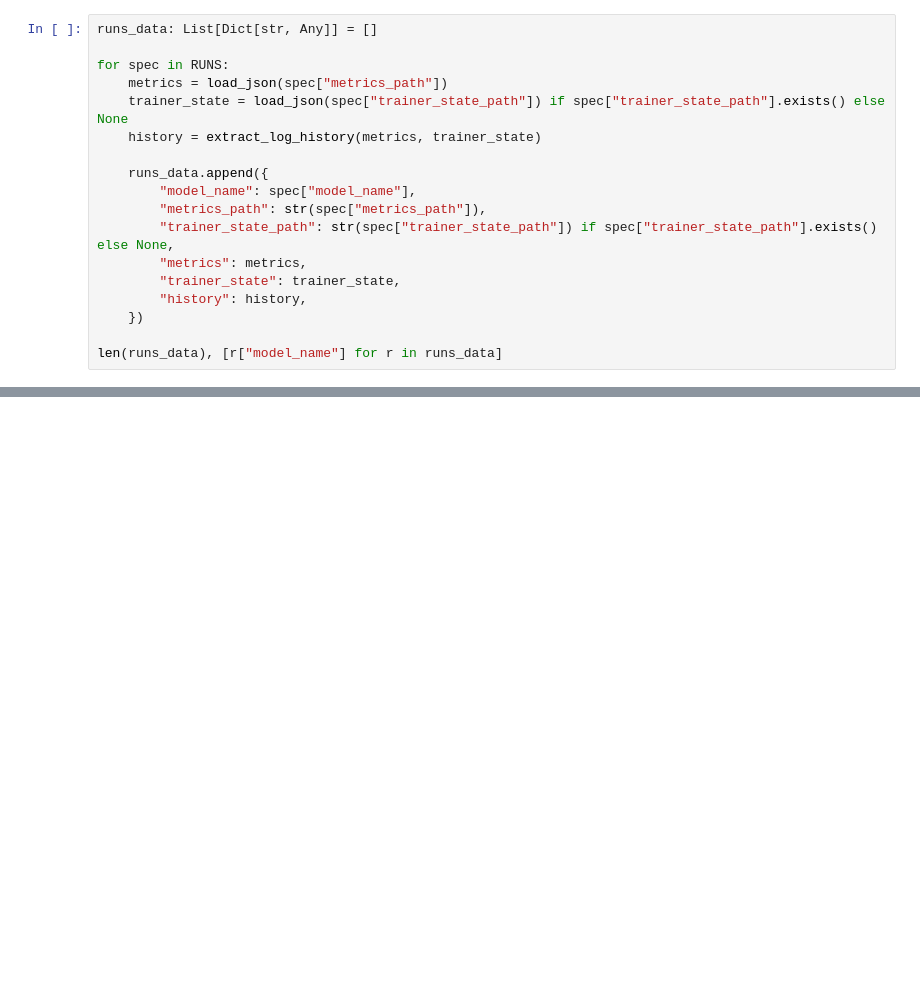
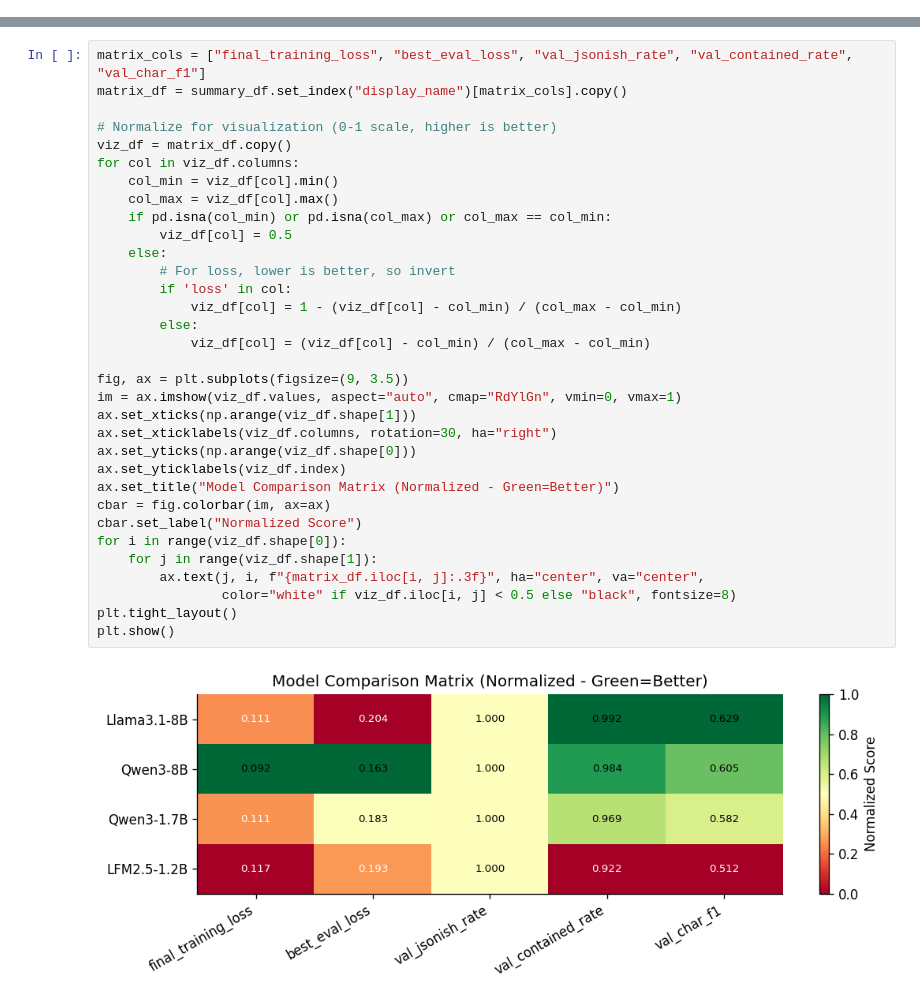
Before and after one commit to NatBrian/NBME-ScoreClinicalPatientNotes, a Jupyter notebook: phase2_output/phase2_lora_training_report.ipynb, the cells around one changed output, grey strips where cells are left out. Saved outputs shown, nothing was run; the diff lists cells and outputs as text; blank space fills up the shorter version.

```diff
--- a/phase2_output/phase2_lora_training_report.ipynb
+++ b/phase2_output/phase2_lora_training_report.ipynb
@@ -191,18 +0,0 @@ If a full trainer state is unavailable, the notebook falls back to the `log_hist
-# %%
-runs_data: List[Dict[str, Any]] = []
-
-for spec in RUNS:
-    metrics = load_json(spec["metrics_path"])
-    trainer_state = load_json(spec["trainer_state_path"]) if spec["trainer_state_path"].exists() else None
-    history = extract_log_history(metrics, trainer_state)
-
-    runs_data.append({
-        "model_name": spec["model_name"],
-        "metrics_path": str(spec["metrics_path"]),
-        "trainer_state_path": str(spec["trainer_state_path"]) if spec["trainer_state_path"].exists() else None,
-        "metrics": metrics,
-        "trainer_state": trainer_state,
-        "history": history,
-    })
-
-len(runs_data), [r["model_name"] for r in runs_data]
@@ -724,0 +537,35 @@ if 'summary_df' in locals():
+# %%
+matrix_cols = ["final_training_loss", "best_eval_loss", "val_jsonish_rate", "val_contained_rate", "val_char_f1"]
+matrix_df = summary_df.set_index("display_name")[matrix_cols].copy()
+
+# Normalize for visualization (0-1 scale, higher is better)
+viz_df = matrix_df.copy()
+for col in viz_df.columns:
+    col_min = viz_df[col].min()
+    col_max = viz_df[col].max()
+    if pd.isna(col_min) or pd.isna(col_max) or col_max == col_min:
+        viz_df[col] = 0.5
+    else:
+        # For loss, lower is better, so invert
+        if 'loss' in col:
+            viz_df[col] = 1 - (viz_df[col] - col_min) / (col_max - col_min)
+        else:
+            viz_df[col] = (viz_df[col] - col_min) / (col_max - col_min)
+
+fig, ax = plt.subplots(figsize=(9, 3.5))
+im = ax.imshow(viz_df.values, aspect="auto", cmap="RdYlGn", vmin=0, vmax=1)
+ax.set_xticks(np.arange(viz_df.shape[1]))
+ax.set_xticklabels(viz_df.columns, rotation=30, ha="right")
+ax.set_yticks(np.arange(viz_df.shape[0]))
+ax.set_yticklabels(viz_df.index)
+ax.set_title("Model Comparison Matrix (Normalized - Green=Better)")
+cbar = fig.colorbar(im, ax=ax)
+cbar.set_label("Normalized Score")
+for i in range(viz_df.shape[0]):
+    for j in range(viz_df.shape[1]):
+        ax.text(j, i, f"{matrix_df.iloc[i, j]:.3f}", ha="center", va="center",
+                color="white" if viz_df.iloc[i, j] < 0.5 else "black", fontsize=8)
+plt.tight_layout()
+plt.show()
+# %% [output]
+[figure, added]
```
Also changed, not shown: parts of 55 cells of this notebook, 12 other files.
